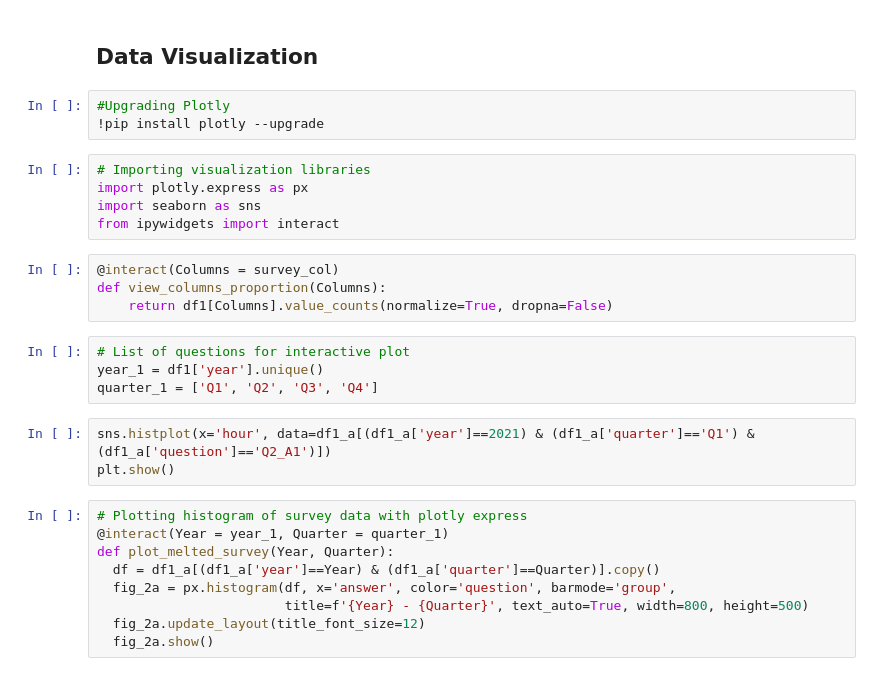
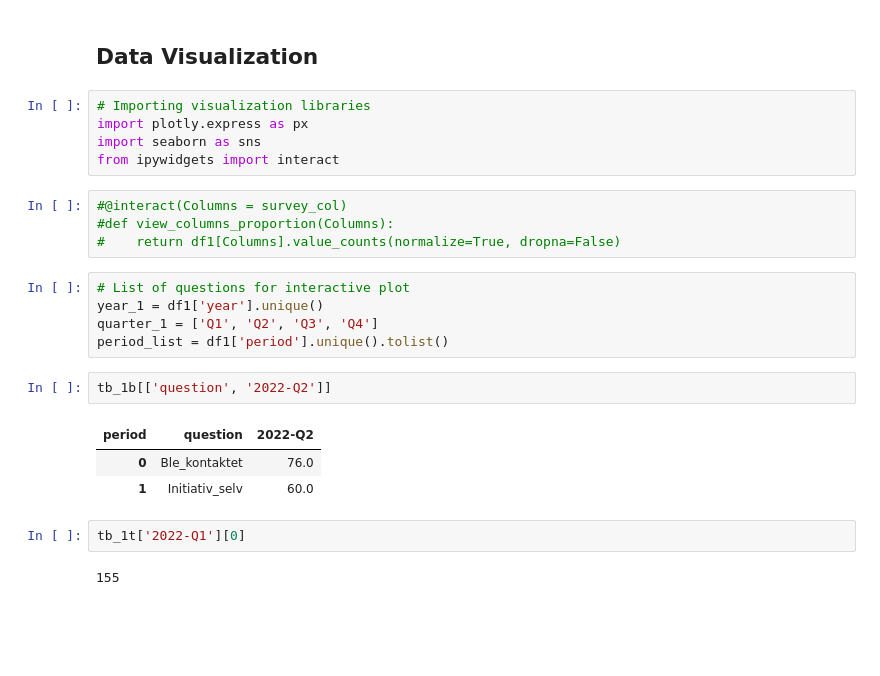
Before and after one commit to gabrielborja/parc_de_montjuic, a Jupyter notebook: quarterly_survey.ipynb, the cells around one changed output. Saved outputs shown, nothing was run; the diff lists cells and outputs as text; blank space fills up the shorter version.

```diff
--- a/quarterly_survey.ipynb
+++ b/quarterly_survey.ipynb
@@ -100,32 +144,28 @@ files.download('cleaned_survey.xlsx')
 [interactive output not drawn]
 # %% [markdown]
 ## Data Visualization
-# %%
-#Upgrading Plotly
-!pip install plotly --upgrade
 # %%
 # Importing visualization libraries
 import plotly.express as px
 import seaborn as sns
 from ipywidgets import interact
 # %%
-@interact(Columns = survey_col)
-def view_columns_proportion(Columns):
-    return df1[Columns].value_counts(normalize=True, dropna=False)
+#@interact(Columns = survey_col)
+#def view_columns_proportion(Columns):
+#    return df1[Columns].value_counts(normalize=True, dropna=False)
 # %%
 # List of questions for interactive plot
 year_1 = df1['year'].unique()
 quarter_1 = ['Q1', 'Q2', 'Q3', 'Q4']
+period_list = df1['period'].unique().tolist()
-# %%
-sns.histplot(x='hour', data=df1_a[(df1_a['year']==2021) & (df1_a['quarter']=='Q1') & (df1_a['question']=='Q2_A1')])
-plt.show()
-# %%
-# Plotting histogram of survey data with plotly express
-@interact(Year = year_1, Quarter = quarter_1)
-def plot_melted_survey(Year, Quarter):
-  df = df1_a[(df1_a['year']==Year) & (df1_a['quarter']==Quarter)].copy()
-  fig_2a = px.histogram(df, x='answer', color='question', barmode='group',
-                        title=f'{Year} - {Quarter}', text_auto=True, width=800, height=500)
-  fig_2a.update_layout(title_font_size=12)
-  fig_2a.show()
+# %%
+tb_1b[['question', '2022-Q2']]
+# %% [output]
+| period | question | 2022-Q2 |
+| 0 | Ble_kontaktet | 76.0 |
+| 1 | Initiativ_selv | 60.0 |
+# %%
+tb_1t['2022-Q1'][0]
+# %% [output]
+155
 # %%
```
Also changed, not shown: parts of 23 cells of this notebook.
